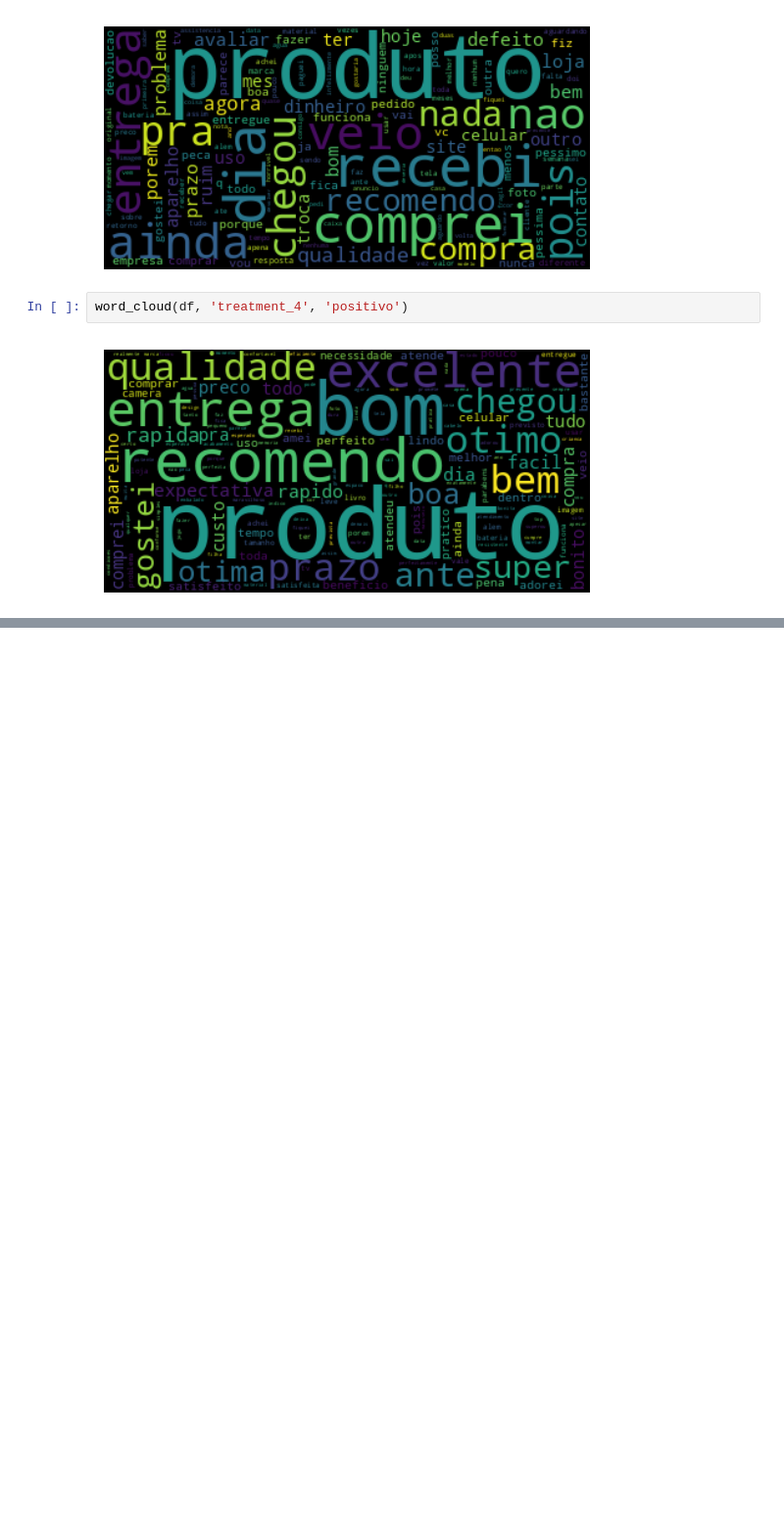
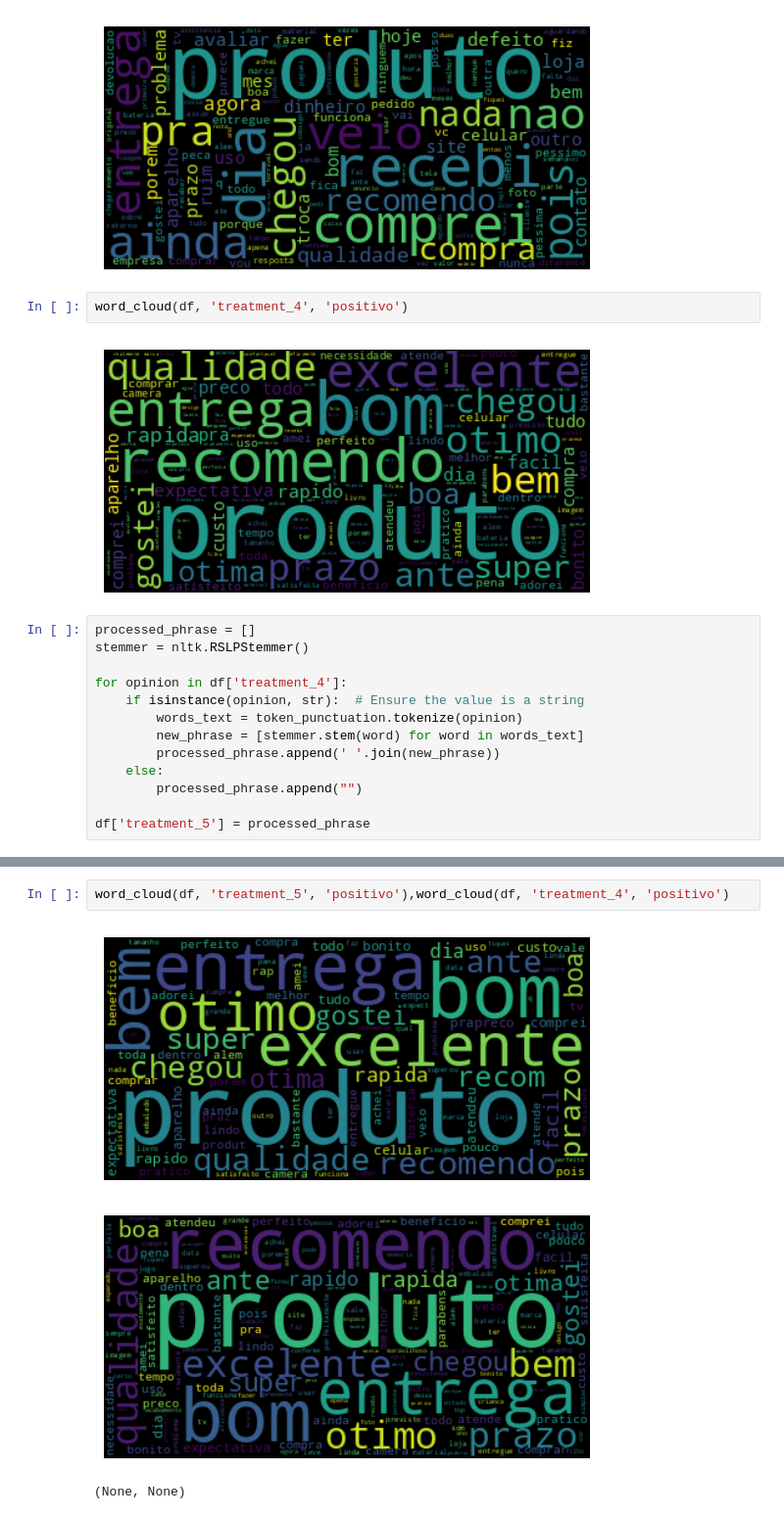
Before and after one commit to isadays/NLP, a Jupyter notebook: Modelo.ipynb, the cells around one changed output, grey strips where cells are left out. Shown at 98% size. Cells and saved outputs as stored; diff of their text form; blank space fills up the shorter version.

```diff
--- a/Modelo.ipynb
+++ b/Modelo.ipynb
@@ -371,3 +371,16 @@ word_cloud(df, 'treatment_4', 'negativo')
 word_cloud(df, 'treatment_4', 'positivo')
 # %% [output]
 [figure]
+# %%
+processed_phrase = []
+stemmer = nltk.RSLPStemmer()
+
+for opinion in df['treatment_4']:
+    if isinstance(opinion, str):  # Ensure the value is a string
+        words_text = token_punctuation.tokenize(opinion)
+        new_phrase = [stemmer.stem(word) for word in words_text]
+        processed_phrase.append(' '.join(new_phrase))
+    else:
+        processed_phrase.append("")
+
+df['treatment_5'] = processed_phrase
@@ -373,0 +393,6 @@ word_cloud(df, 'treatment_4', 'positivo')
+# %%
+word_cloud(df, 'treatment_5', 'positivo'),word_cloud(df, 'treatment_4', 'positivo')
+# %% [output]
+[figure, added]
+[figure, added]
+(None, None)
```
Also changed, not shown: parts of 2 cells of this notebook.
